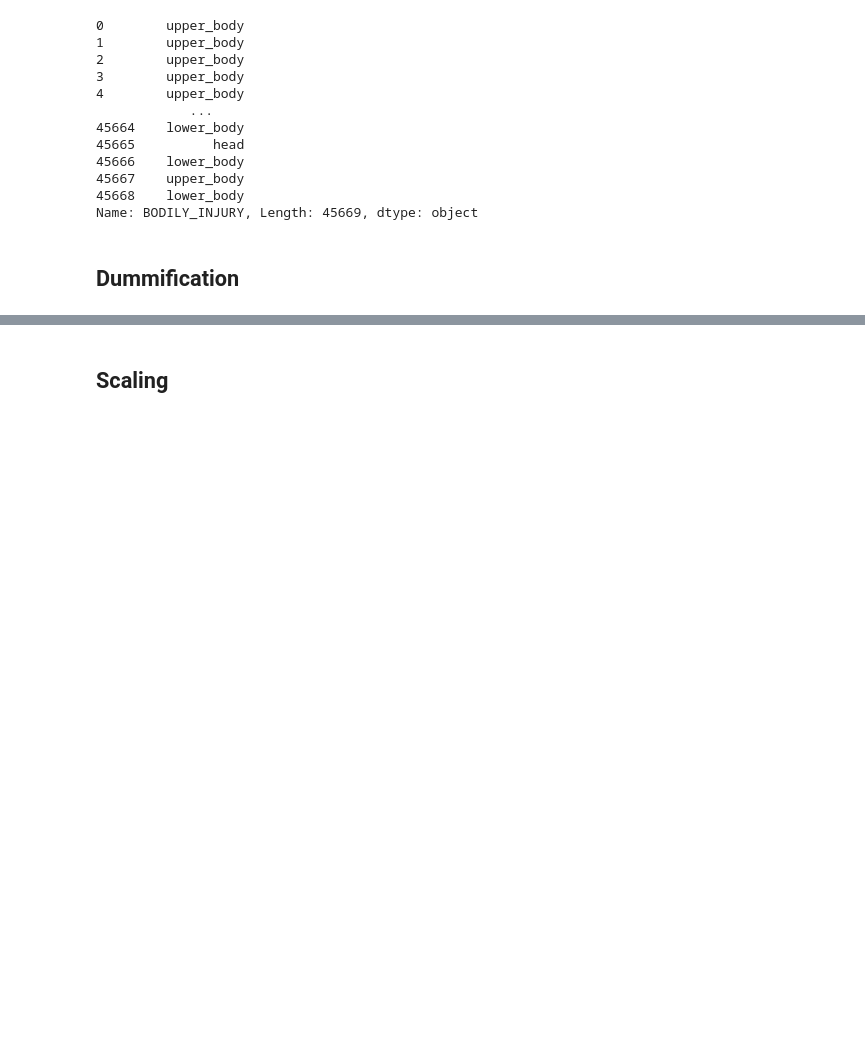
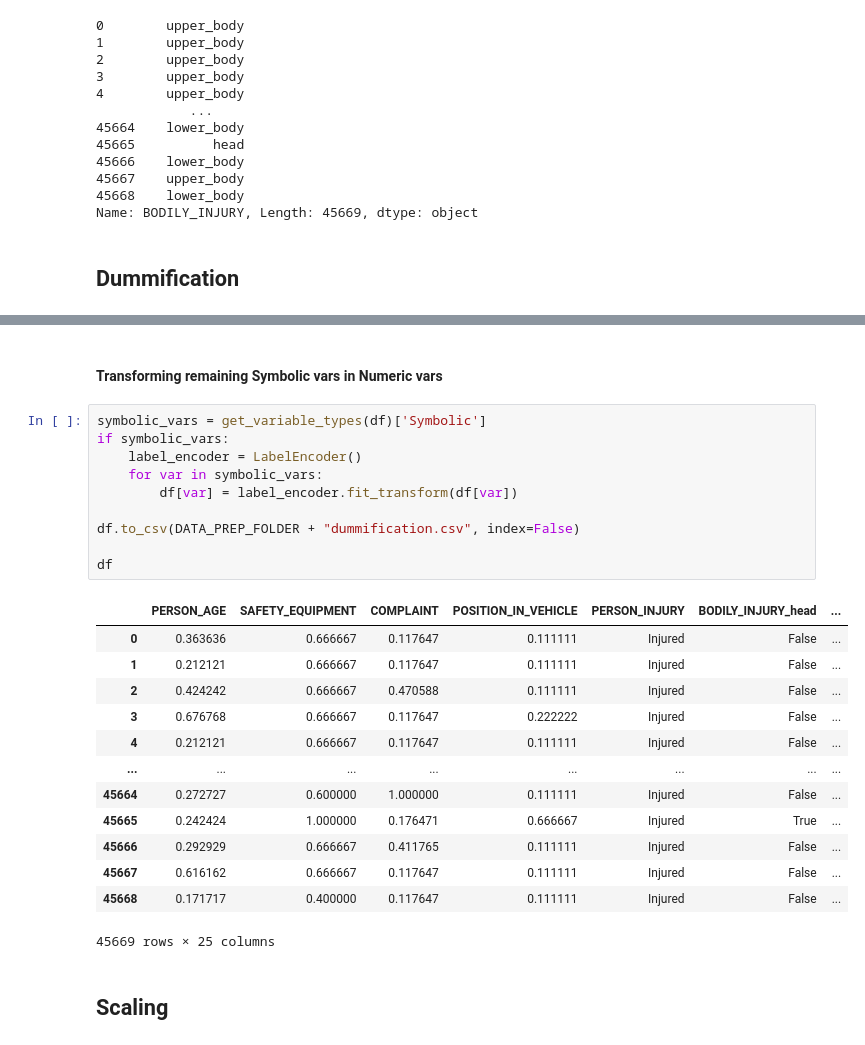
Before and after one commit to Rodriguespn/data-science-project, a Jupyter notebook: proj/nyc_collisions/preparation.ipynb, the cells around one changed output, grey strips where cells are left out. Cells and saved outputs as stored; diff of their text form; blank space fills up the shorter version.

```diff
--- a/proj/nyc_collisions/preparation.ipynb
+++ b/proj/nyc_collisions/preparation.ipynb
@@ -248,6 +246,32 @@ None
 | unique | 2 | 2 | 2 | 2 | 2 | ... |
 | top | False | False | False | True | False | ... |
 | freq | 37812 | 36790 | 40279 | 23543 | 27657 | ... |
+# %% [markdown]
+#### Transforming remaining Symbolic vars in Numeric vars
+# %%
+symbolic_vars = get_variable_types(df)['Symbolic']
+if symbolic_vars:
+    label_encoder = LabelEncoder()
+    for var in symbolic_vars:
+        df[var] = label_encoder.fit_transform(df[var])
+
+df.to_csv(DATA_PREP_FOLDER + "dummification.csv", index=False)
+
+df
+# %% [output]
+|  | PERSON_AGE | SAFETY_EQUIPMENT | COMPLAINT | POSITION_IN_VEHICLE | PERSON_INJURY | BODILY_INJURY_head | ... |
+| 0 | 0.363636 | 0.666667 | 0.117647 | 0.111111 | Injured | False | ... |
+| 1 | 0.212121 | 0.666667 | 0.117647 | 0.111111 | Injured | False | ... |
+| 2 | 0.424242 | 0.666667 | 0.470588 | 0.111111 | Injured | False | ... |
+| 3 | 0.676768 | 0.666667 | 0.117647 | 0.222222 | Injured | False | ... |
+| 4 | 0.212121 | 0.666667 | 0.117647 | 0.111111 | Injured | False | ... |
+| ... | ... | ... | ... | ... | ... | ... | ... |
+| 45664 | 0.272727 | 0.600000 | 1.000000 | 0.111111 | Injured | False | ... |
+| 45665 | 0.242424 | 1.000000 | 0.176471 | 0.666667 | Injured | True | ... |
+| 45666 | 0.292929 | 0.666667 | 0.411765 | 0.111111 | Injured | False | ... |
+| 45667 | 0.616162 | 0.666667 | 0.117647 | 0.111111 | Injured | False | ... |
+| 45668 | 0.171717 | 0.400000 | 0.117647 | 0.111111 | Injured | False | ... |
+45669 rows × 25 columns
 # %% [markdown]
 ## **Scaling**
 # %% [markdown]
```
Also changed, not shown: parts of 8 cells of this notebook, 56 other files.
